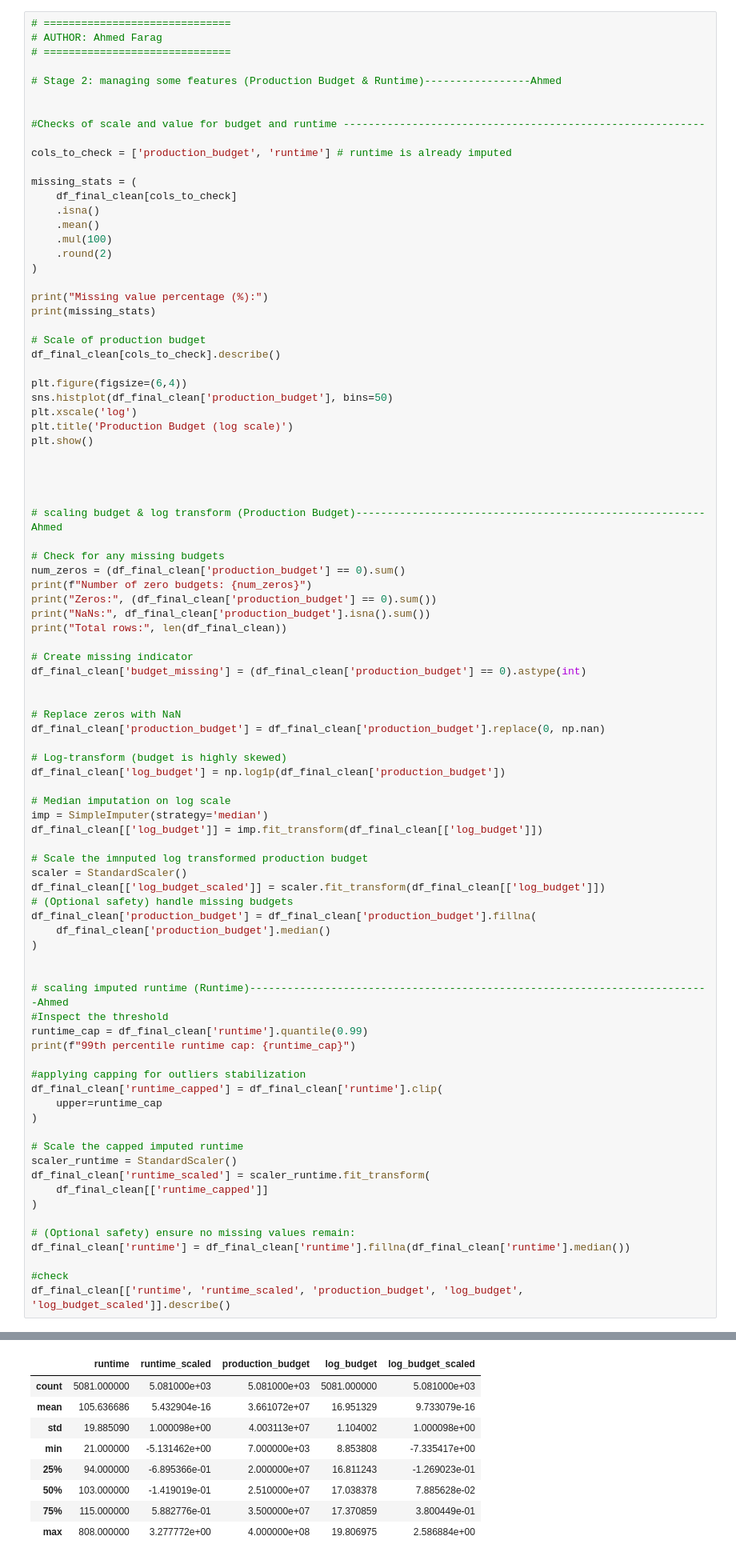
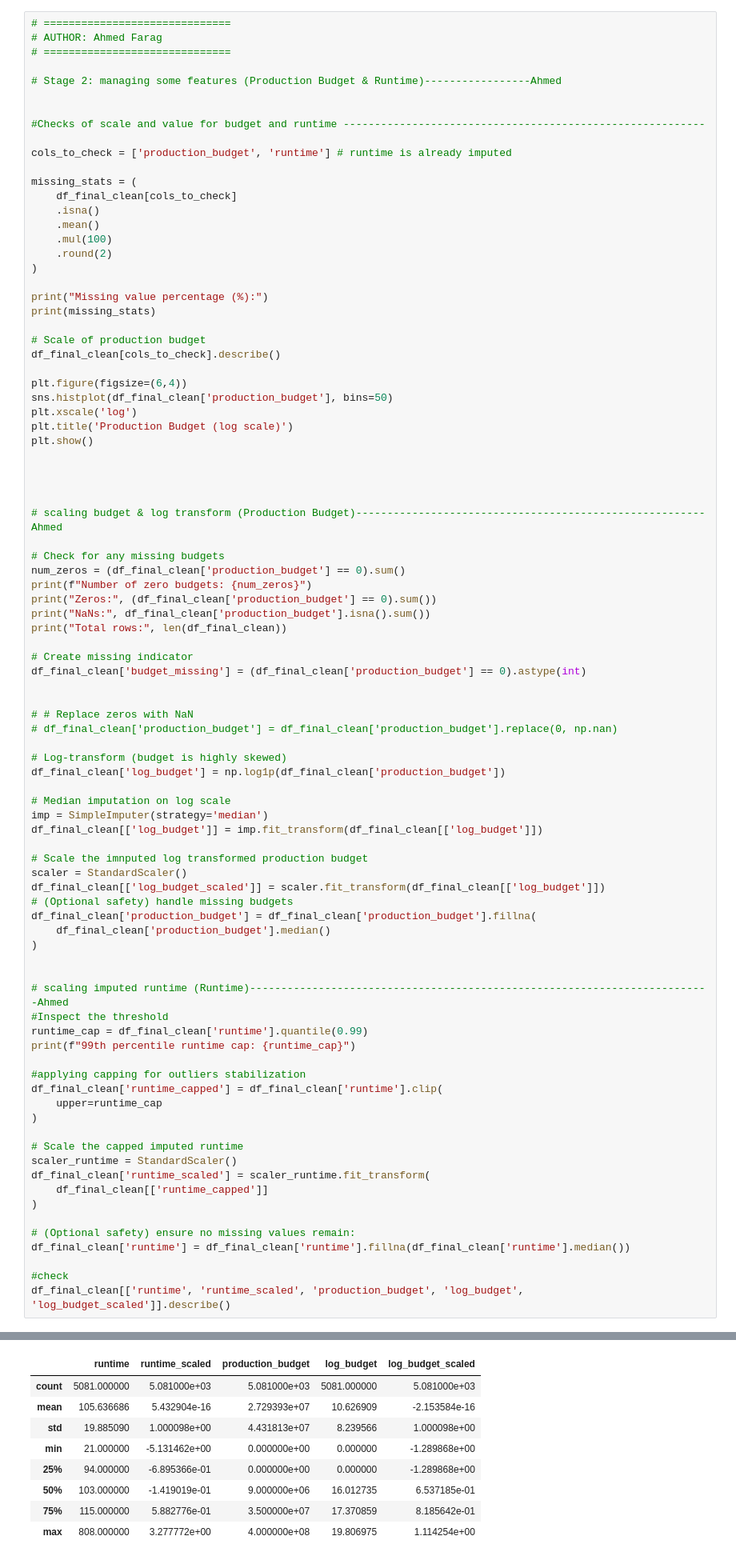
Before and after one commit to spaesey/ai-for-business-project, a Jupyter notebook: src/ai_project.ipynb, the cells around one changed output, grey strips where cells are left out. Shown at 80% size. Saved outputs shown, nothing was run; the diff lists cells and outputs as text.

```diff
--- a/src/ai_project.ipynb
+++ b/src/ai_project.ipynb
@@ -2219,8 +2228,8 @@ print("Total rows:", len(df_final_clean))
 df_final_clean['budget_missing'] = (df_final_clean['production_budget'] == 0).astype(int)
 
 
-# Replace zeros with NaN
-df_final_clean['production_budget'] = df_final_clean['production_budget'].replace(0, np.nan)
+# # Replace zeros with NaN
+# df_final_clean['production_budget'] = df_final_clean['production_budget'].replace(0, np.nan)
 
 # Log-transform (budget is highly skewed)
 df_final_clean['log_budget'] = np.log1p(df_final_clean['production_budget'])
@@ -2245,40 +2254,40 @@ print(f"99th percentile runtime cap: {runtime_cap}")
 
 #applying capping for outliers stabilization
 df_final_clean['runtime_capped'] = df_final_clean['runtime'].clip(
     upper=runtime_cap
 )
 
 # Scale the capped imputed runtime
 scaler_runtime = StandardScaler()
 df_final_clean['runtime_scaled'] = scaler_runtime.fit_transform(
     df_final_clean[['runtime_capped']]
 )
 
 # (Optional safety) ensure no missing values remain:
 df_final_clean['runtime'] = df_final_clean['runtime'].fillna(df_final_clean['runtime'].median())
 
 #check
 df_final_clean[['runtime', 'runtime_scaled', 'production_budget', 'log_budget', 'log_budget_scaled']].describe()
 # %% [output]
 Missing value percentage (%):
 production_budget    0.0
 runtime              0.0
 dtype: float64
 [figure]
 Number of zero budgets: 1886
 Zeros: 1886
 NaNs: 0
 Total rows: 5081
 99th percentile runtime cap: 159.19999999999982
 |  | runtime | runtime_scaled | production_budget | log_budget | log_budget_scaled |
 | count | 5081.000000 | 5.081000e+03 | 5.081000e+03 | 5081.000000 | 5.081000e+03 |
-| mean | 105.636686 | 5.432904e-16 | 3.661072e+07 | 16.951329 | 9.733079e-16 |
-| std | 19.885090 | 1.000098e+00 | 4.003113e+07 | 1.104002 | 1.000098e+00 |
-| min | 21.000000 | -5.131462e+00 | 7.000000e+03 | 8.853808 | -7.335417e+00 |
-| 25% | 94.000000 | -6.895366e-01 | 2.000000e+07 | 16.811243 | -1.269023e-01 |
-| 50% | 103.000000 | -1.419019e-01 | 2.510000e+07 | 17.038378 | 7.885628e-02 |
-| 75% | 115.000000 | 5.882776e-01 | 3.500000e+07 | 17.370859 | 3.800449e-01 |
-| max | 808.000000 | 3.277772e+00 | 4.000000e+08 | 19.806975 | 2.586884e+00 |
+| mean | 105.636686 | 5.432904e-16 | 2.729393e+07 | 10.626909 | -2.153584e-16 |
+| std | 19.885090 | 1.000098e+00 | 4.431813e+07 | 8.239566 | 1.000098e+00 |
+| min | 21.000000 | -5.131462e+00 | 0.000000e+00 | 0.000000 | -1.289868e+00 |
+| 25% | 94.000000 | -6.895366e-01 | 0.000000e+00 | 0.000000 | -1.289868e+00 |
+| 50% | 103.000000 | -1.419019e-01 | 9.000000e+06 | 16.012735 | 6.537185e-01 |
+| 75% | 115.000000 | 5.882776e-01 | 3.500000e+07 | 17.370859 | 8.185642e-01 |
+| max | 808.000000 | 3.277772e+00 | 4.000000e+08 | 19.806975 | 1.114254e+00 |
 # %% [markdown]
 -------(Ahmed)--------- nummerical features
 
```
Also changed, not shown: parts of 25 cells of this notebook, 3 other files.
